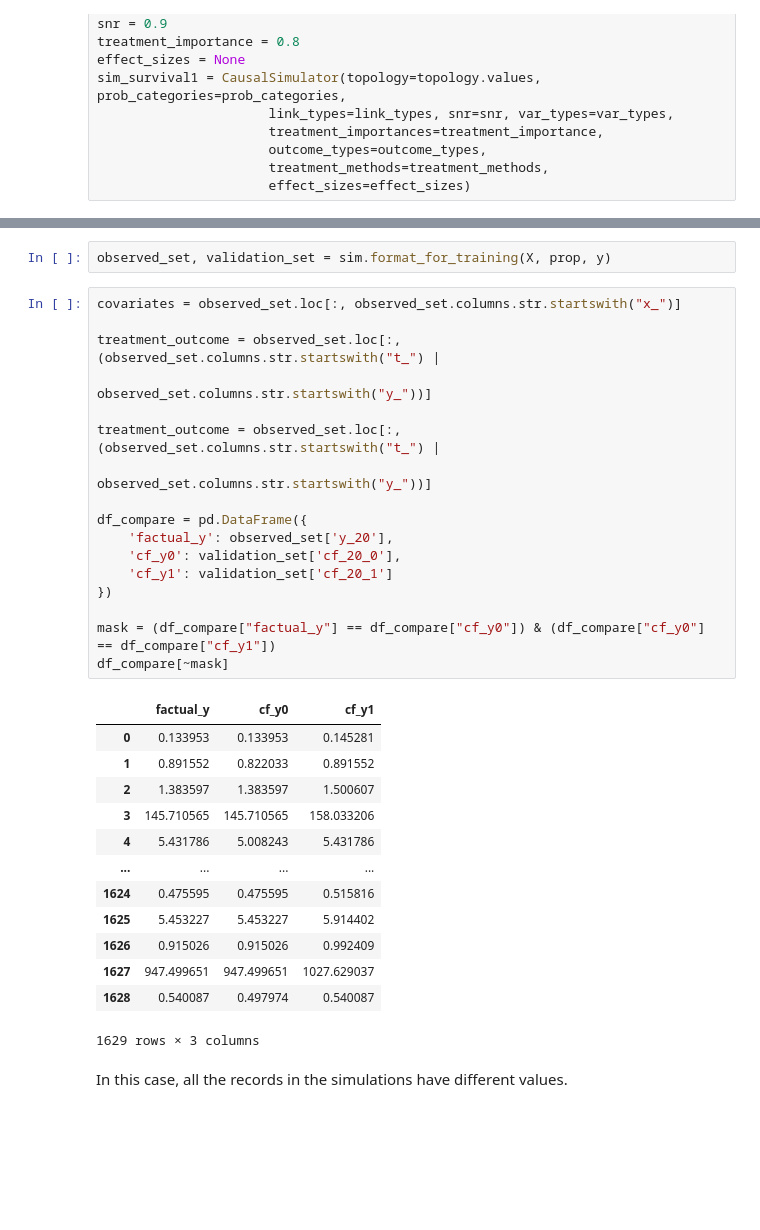
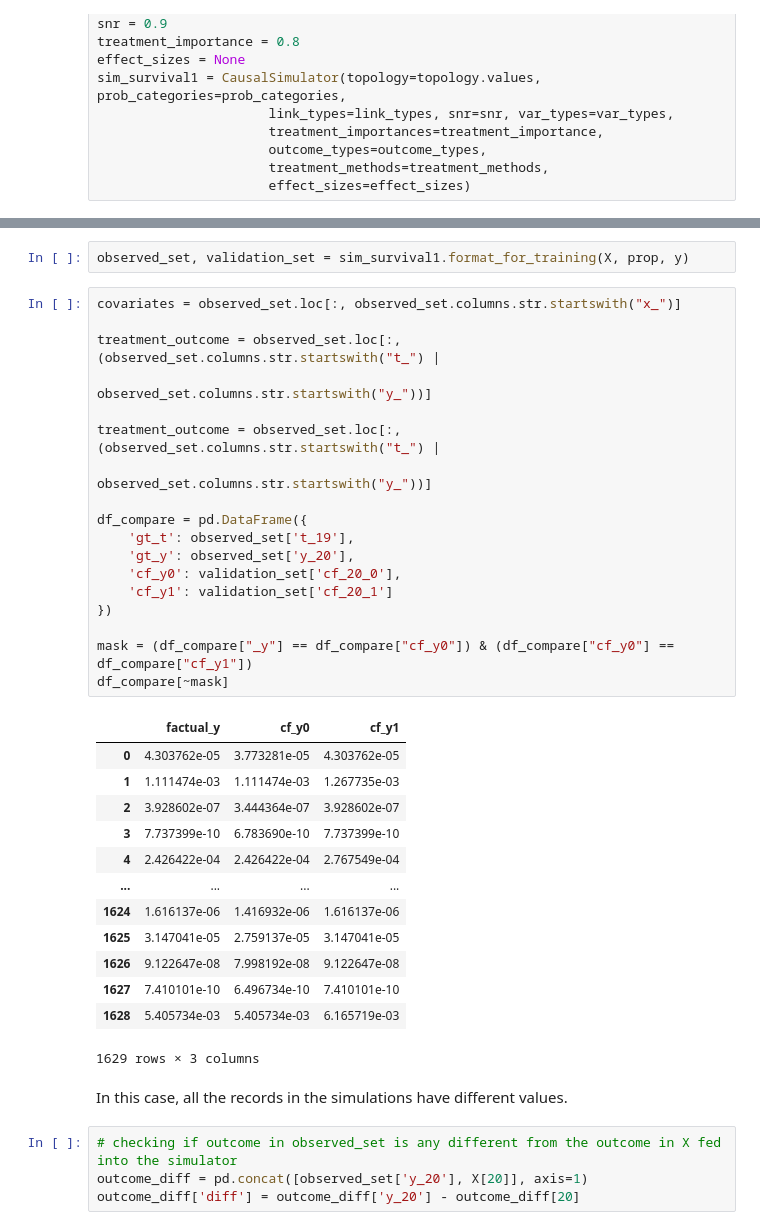
Before and after one commit to oburacarol/causallib, a Jupyter notebook: examples/causal_simulator.ipynb, the cells around one changed output, grey strips where cells are left out. Saved outputs shown, nothing was run; the diff lists cells and outputs as text; blank space fills up the shorter version.

```diff
--- a/examples/causal_simulator.ipynb
+++ b/examples/causal_simulator.ipynb
@@ -265,36 +258,41 @@ X, prop, y = sim_survival1.generate_data(X_given=X_given)
   X.loc[:, i] = X_signal
 # %%
-observed_set, validation_set = sim.format_for_training(X, prop, y)
+observed_set, validation_set = sim_survival1.format_for_training(X, prop, y)
 # %%
 covariates = observed_set.loc[:, observed_set.columns.str.startswith("x_")]
 
 treatment_outcome = observed_set.loc[:, (observed_set.columns.str.startswith("t_") |
                                          observed_set.columns.str.startswith("y_"))]
 
 treatment_outcome = observed_set.loc[:, (observed_set.columns.str.startswith("t_") |
                                          observed_set.columns.str.startswith("y_"))]
 
 df_compare = pd.DataFrame({
-    'factual_y': observed_set['y_20'],
+    'gt_t': observed_set['t_19'],
+    'gt_y': observed_set['y_20'],
     'cf_y0': validation_set['cf_20_0'],
     'cf_y1': validation_set['cf_20_1']
 })
 
-mask = (df_compare["factual_y"] == df_compare["cf_y0"]) & (df_compare["cf_y0"] == df_compare["cf_y1"])
+mask = (df_compare["_y"] == df_compare["cf_y0"]) & (df_compare["cf_y0"] == df_compare["cf_y1"])
 df_compare[~mask]
 # %% [output]
 |  | factual_y | cf_y0 | cf_y1 |
-| 0 | 0.133953 | 0.133953 | 0.145281 |
-| 1 | 0.891552 | 0.822033 | 0.891552 |
-| 2 | 1.383597 | 1.383597 | 1.500607 |
-| 3 | 145.710565 | 145.710565 | 158.033206 |
-| 4 | 5.431786 | 5.008243 | 5.431786 |
+| 0 | 4.303762e-05 | 3.773281e-05 | 4.303762e-05 |
+| 1 | 1.111474e-03 | 1.111474e-03 | 1.267735e-03 |
+| 2 | 3.928602e-07 | 3.444364e-07 | 3.928602e-07 |
+| 3 | 7.737399e-10 | 6.783690e-10 | 7.737399e-10 |
+| 4 | 2.426422e-04 | 2.426422e-04 | 2.767549e-04 |
 | ... | ... | ... | ... |
-| 1624 | 0.475595 | 0.475595 | 0.515816 |
-| 1625 | 5.453227 | 5.453227 | 5.914402 |
-| 1626 | 0.915026 | 0.915026 | 0.992409 |
-| 1627 | 947.499651 | 947.499651 | 1027.629037 |
-| 1628 | 0.540087 | 0.497974 | 0.540087 |
+| 1624 | 1.616137e-06 | 1.416932e-06 | 1.616137e-06 |
+| 1625 | 3.147041e-05 | 2.759137e-05 | 3.147041e-05 |
+| 1626 | 9.122647e-08 | 7.998192e-08 | 9.122647e-08 |
+| 1627 | 7.410101e-10 | 6.496734e-10 | 7.410101e-10 |
+| 1628 | 5.405734e-03 | 5.405734e-03 | 6.165719e-03 |
 1629 rows × 3 columns
 # %% [markdown]
 In this case, all the records in the simulations have different values.
+# %%
+# checking if outcome in observed_set is any different from the outcome in X fed into the simulator
+outcome_diff = pd.concat([observed_set['y_20'], X[20]], axis=1)
+outcome_diff['diff'] = outcome_diff['y_20'] - outcome_diff[20]
```
Also changed, not shown: parts of 2 cells of this notebook.
